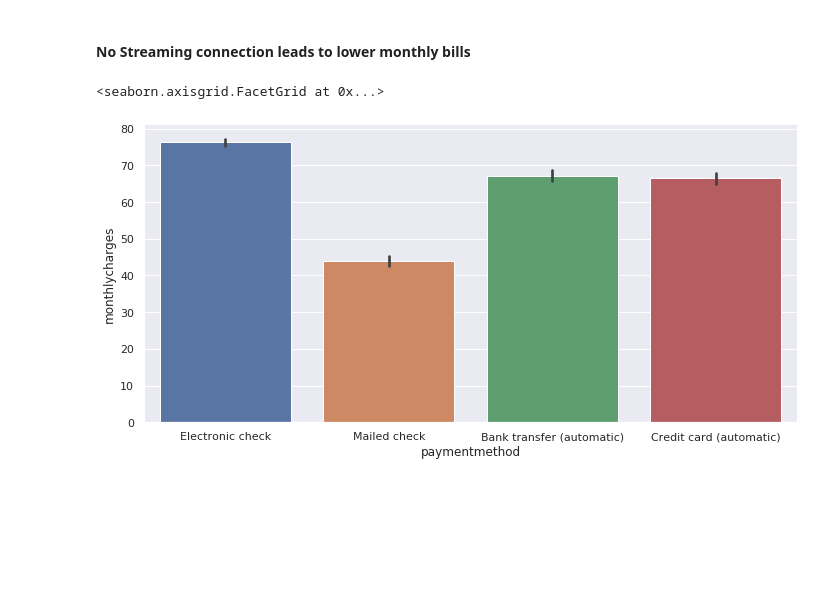
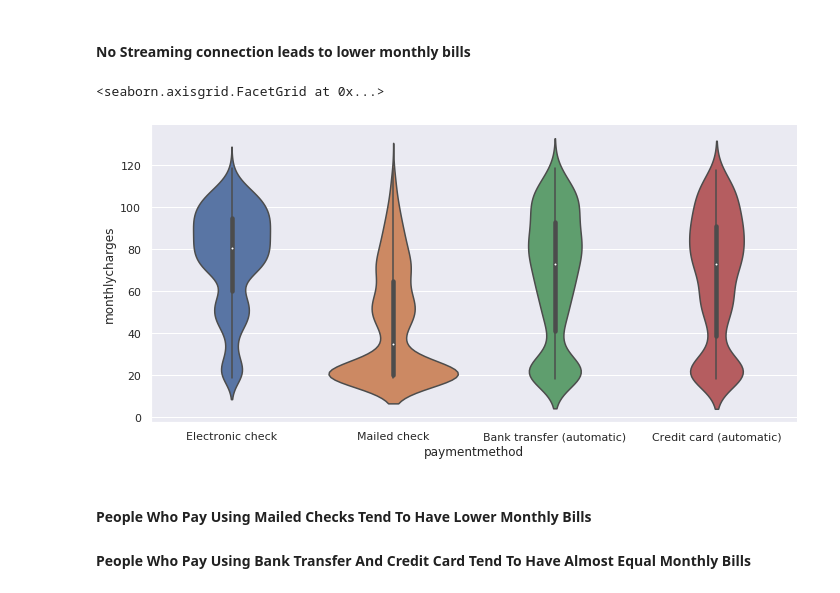
Before and after one commit to singhmanishh/telecom_churn, a Jupyter notebook: Telecom_Churn_EDA.ipynb, the cells around one changed output. Drawn from its saved outputs; the diff is of its cells as text; code cells hidden in the pictures; blank space fills up the shorter version.

```diff
--- a/Telecom_Churn_EDA.ipynb
+++ b/Telecom_Churn_EDA.ipynb
@@ -130,8 +130,11 @@ sns.catplot(x="streamingtv", y="monthlycharges",kind="point", data=df)
 # %% [markdown]
 #### No Streaming connection leads to lower monthly bills
 # %%
-sns.catplot(x="paymentmethod", y="monthlycharges", kind="bar",
+sns.catplot(x="paymentmethod", y="monthlycharges", kind="violin",
             data=df,aspect=2)
 # %% [output]
 <seaborn.axisgrid.FacetGrid at 0x...>
-[figure, old version]
+[figure, new version]
+# %% [markdown]
+#### People Who Pay Using Mailed Checks Tend To Have Lower Monthly Bills
+#### People Who Pay Using Bank Transfer And Credit Card Tend To Have Almost Equal Monthly Bills
```
